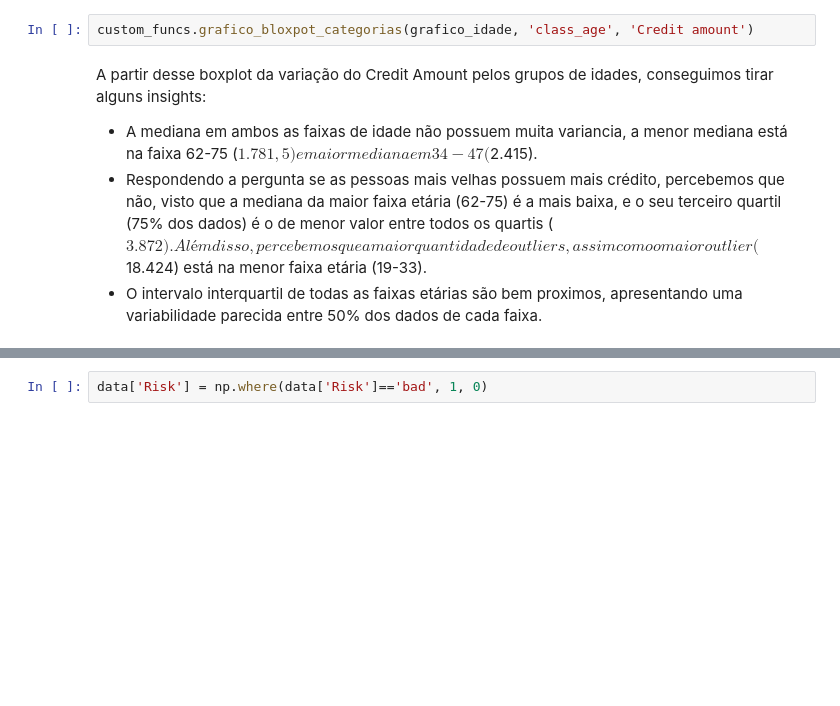
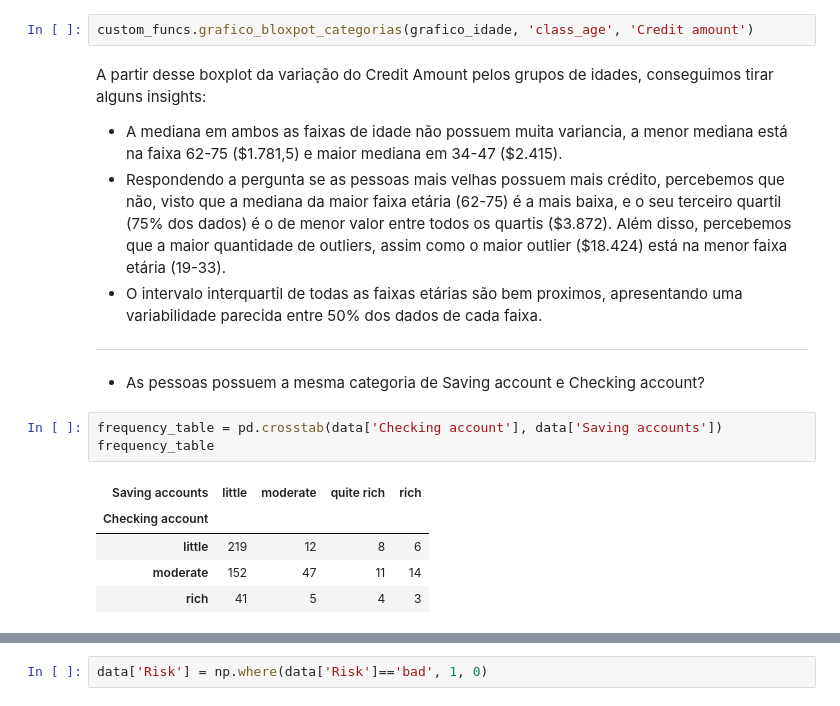
Before and after one commit to dafnefp/model_german_credit, a Jupyter notebook: notebooks/model_german_credit.ipynb, the cells around one changed output, grey strips where cells are left out. Cells and saved outputs as stored; diff of their text form; blank space fills up the shorter version.

```diff
--- a/notebooks/model_german_credit.ipynb
+++ b/notebooks/model_german_credit.ipynb
@@ -307,6 +313,18 @@ Name: proportion, dtype: float64
 custom_funcs.grafico_bloxpot_categorias(grafico_idade, 'class_age', 'Credit amount')
 # %% [markdown]
 A partir desse boxplot da variação do Credit Amount pelos grupos de idades, conseguimos tirar alguns insights:
-- A mediana em ambos as faixas de idade não possuem muita variancia, a menor mediana está na faixa 62-75 ($1.781,5) e maior mediana em 34-47 ($2.415).
-- Respondendo a pergunta se as pessoas mais velhas possuem mais crédito, percebemos que não, visto que a mediana da maior faixa etária (62-75) é a mais baixa, e o seu terceiro quartil (75% dos dados) é o de menor valor entre todos os quartis ($3.872). Além disso, percebemos que a maior quantidade de outliers, assim como o maior outlier ($18.424) está na menor faixa etária (19-33).
+- A mediana em ambos as faixas de idade não possuem muita variancia, a menor mediana está na faixa 62-75 (\$1.781,5) e maior mediana em 34-47 (\$2.415).
+- Respondendo a pergunta se as pessoas mais velhas possuem mais crédito, percebemos que não, visto que a mediana da maior faixa etária (62-75) é a mais baixa, e o seu terceiro quartil (75% dos dados) é o de menor valor entre todos os quartis (\$3.872). Além disso, percebemos que a maior quantidade de outliers, assim como o maior outlier (\$18.424) está na menor faixa etária (19-33).
 - O intervalo interquartil de todas as faixas etárias são bem proximos, apresentando uma variabilidade parecida entre 50% dos dados de cada faixa.
+
+___
+- As pessoas possuem a mesma categoria de Saving account e Checking account?
+# %%
+frequency_table = pd.crosstab(data['Checking account'], data['Saving accounts'])
+frequency_table
+# %% [output]
+| Saving accounts | little | moderate | quite rich | rich |
+| Checking account |  |  |  |  |
+| little | 219 | 12 | 8 | 6 |
+| moderate | 152 | 47 | 11 | 14 |
+| rich | 41 | 5 | 4 | 3 |
```
Also changed, not shown: parts of 22 cells of this notebook.
